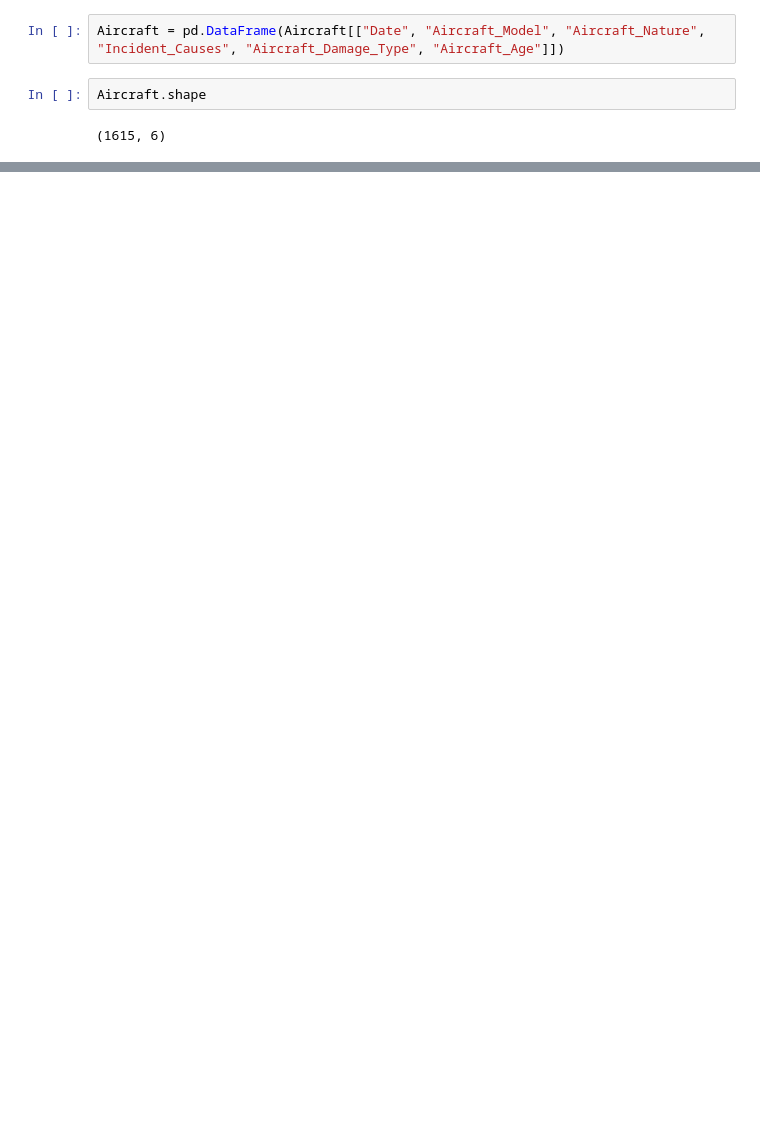
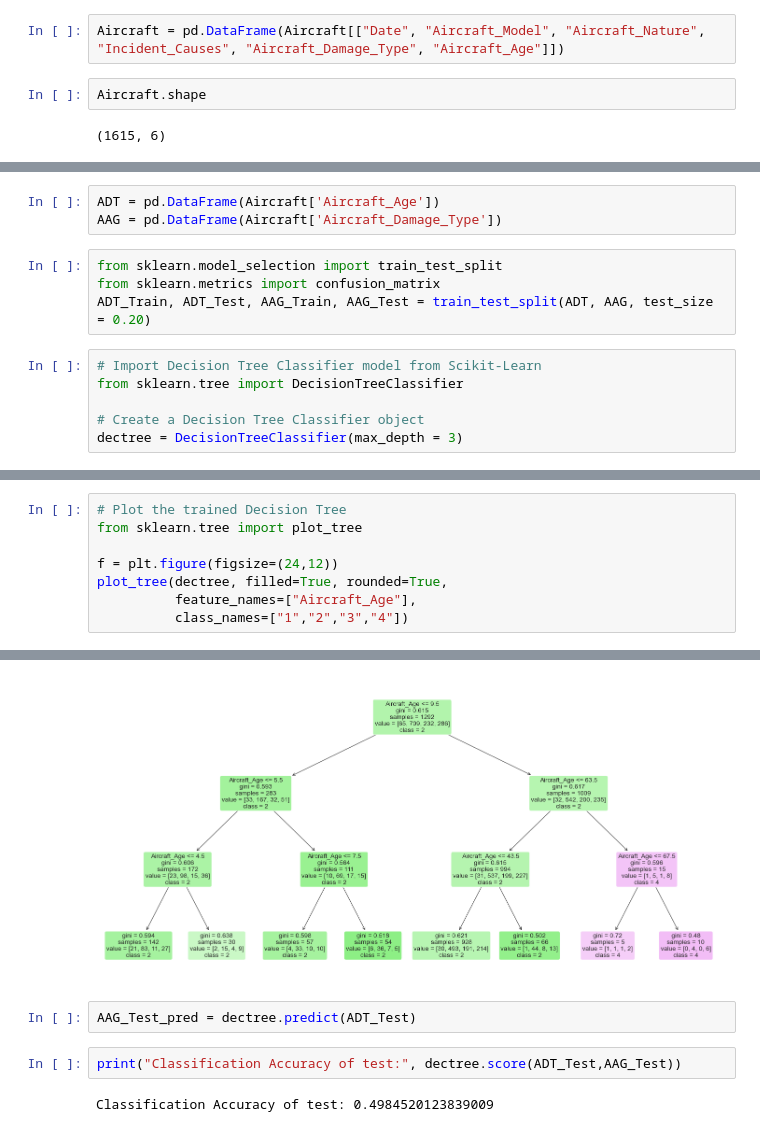
Before and after one commit to periadhityan/SC1015-Project, a Jupyter notebook: SC1015_Mini_Project.ipynb, the cells around one changed output, grey strips where cells are left out. Drawn from its saved outputs; the diff is of its cells as text; blank space fills up the shorter version.

Commit message:
Added Classification
Cleaning and grouping of code

```diff
--- a/SC1015_Mini_Project.ipynb
+++ b/SC1015_Mini_Project.ipynb
@@ -482,0 +499,13 @@ Name: Aircraft_Model, Length: 666, dtype: int64
+# %%
+ADT = pd.DataFrame(Aircraft['Aircraft_Age'])
+AAG = pd.DataFrame(Aircraft['Aircraft_Damage_Type'])
+# %%
+from sklearn.model_selection import train_test_split
+from sklearn.metrics import confusion_matrix
+ADT_Train, ADT_Test, AAG_Train, AAG_Test = train_test_split(ADT, AAG, test_size = 0.20)
+# %%
+# Import Decision Tree Classifier model from Scikit-Learn
+from sklearn.tree import DecisionTreeClassifier
+
+# Create a Decision Tree Classifier object
+dectree = DecisionTreeClassifier(max_depth = 3)
@@ -482,0 +516,9 @@ Name: Aircraft_Model, Length: 666, dtype: int64
+# %%
+# Plot the trained Decision Tree
+from sklearn.tree import plot_tree
+
+f = plt.figure(figsize=(24,12))
+plot_tree(dectree, filled=True, rounded=True,
+          feature_names=["Aircraft_Age"],
+          class_names=["1","2","3","4"])
+# %% [output]
@@ -482,0 +540,7 @@ Name: Aircraft_Model, Length: 666, dtype: int64
+[figure, added]
+# %%
+AAG_Test_pred = dectree.predict(ADT_Test)
+# %%
+print("Classification Accuracy of test:", dectree.score(ADT_Test,AAG_Test))
+# %% [output]
+Classification Accuracy of test: 0.4984520123839009
```
Also changed, not shown: parts of 121 cells of this notebook.
